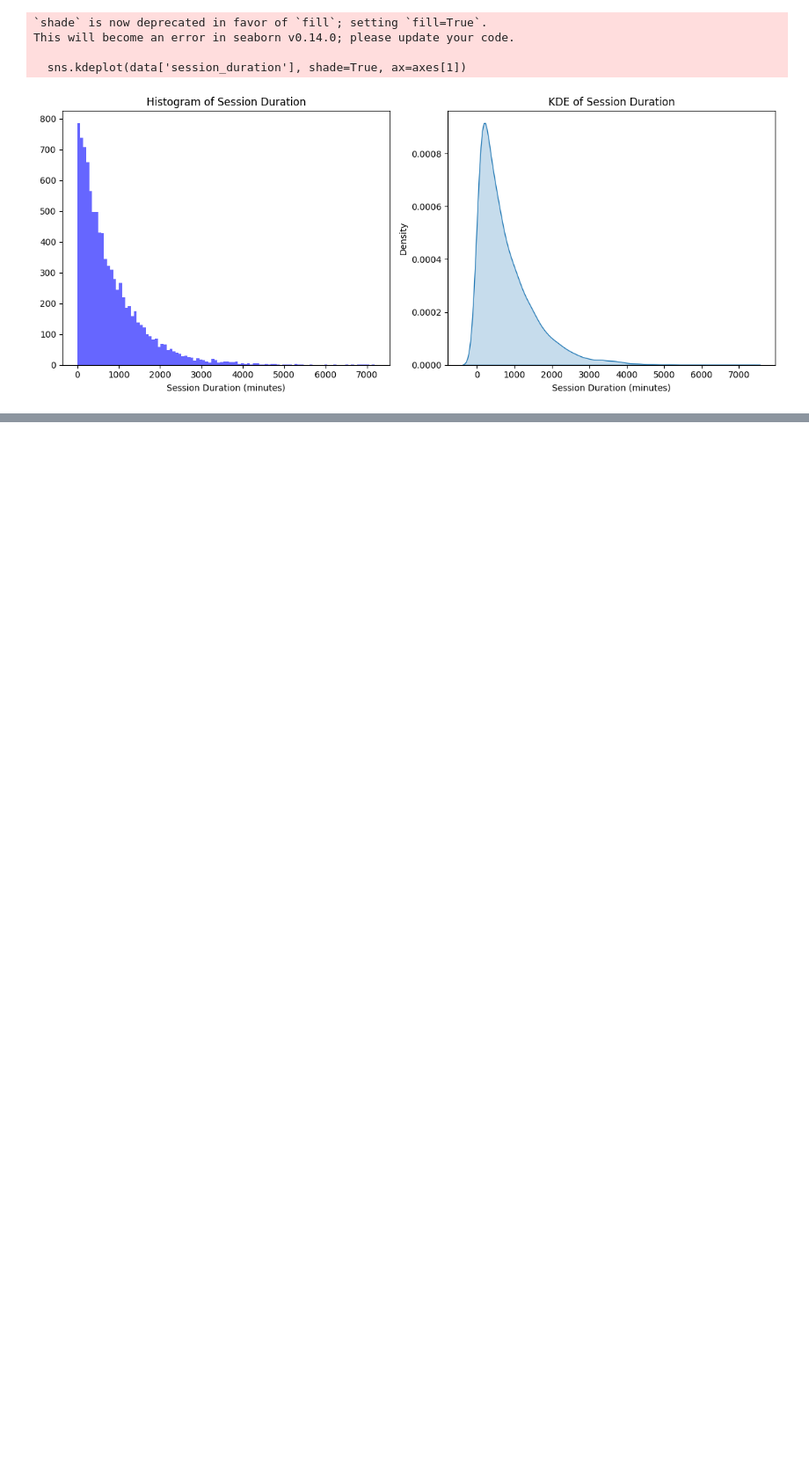
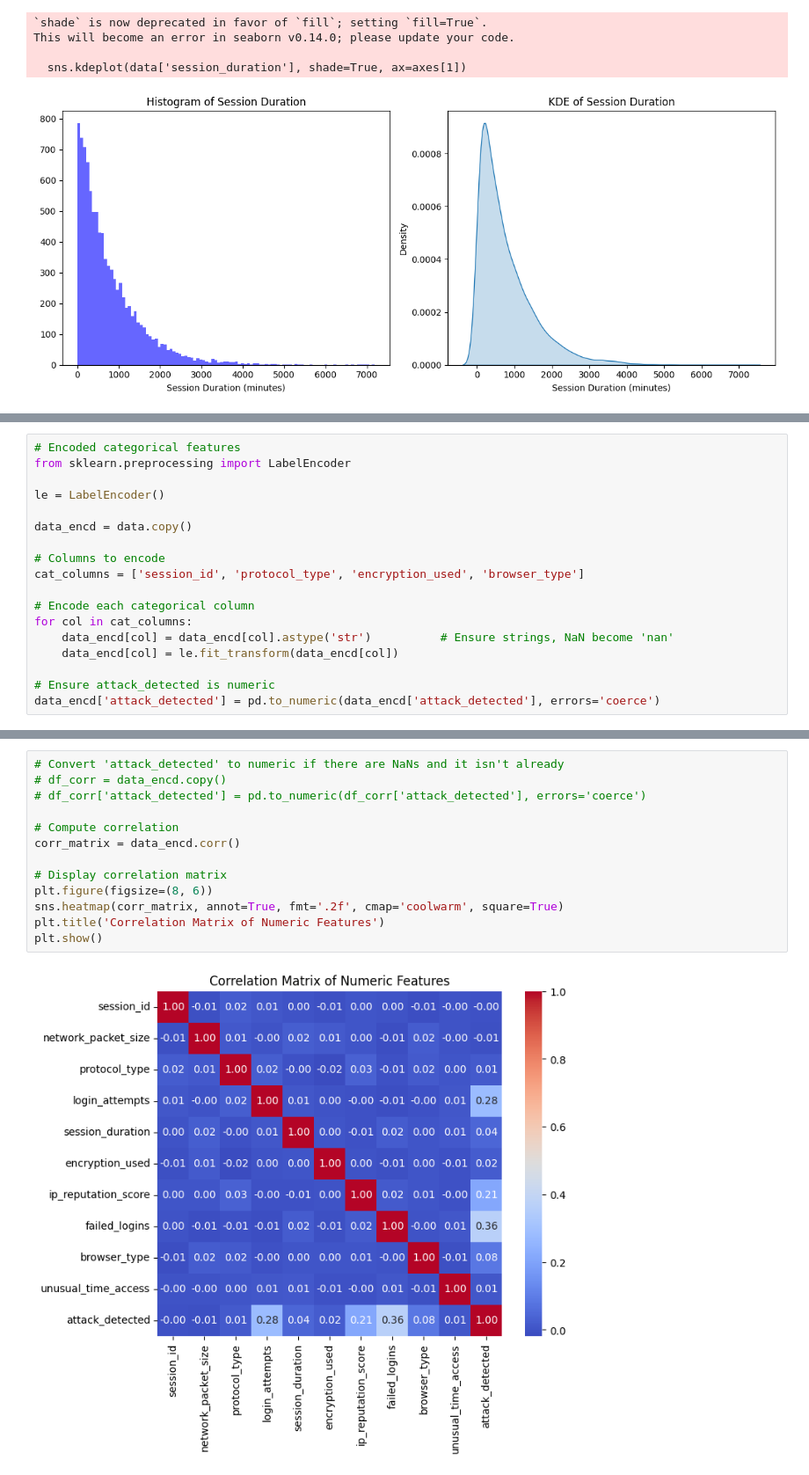
Before and after one commit to Ahmedfull02/Cybersecurity-Intrusion-Detection-Dataset, a Jupyter notebook: cybersec25-challenge-2.ipynb, the cells around one changed output, grey strips where cells are left out. Shown: that part at 88% size. Drawn from its saved outputs; the diff is of its cells as text; blank space fills up the shorter version.

```diff
--- a/cybersec25-challenge-2.ipynb
+++ b/cybersec25-challenge-2.ipynb
@@ -243,0 +287,18 @@ This will become an error in seaborn v0.14.0; please update your code.
+# %%
+# Encoded categorical features
+from sklearn.preprocessing import LabelEncoder
+
+le = LabelEncoder()
+
+data_encd = data.copy()
+
+# Columns to encode
+cat_columns = ['session_id', 'protocol_type', 'encryption_used', 'browser_type']
+
+# Encode each categorical column
+for col in cat_columns:
+    data_encd[col] = data_encd[col].astype('str')          # Ensure strings, NaN become 'nan'
+    data_encd[col] = le.fit_transform(data_encd[col])
+
+# Ensure attack_detected is numeric
+data_encd['attack_detected'] = pd.to_numeric(data_encd['attack_detected'], errors='coerce')
@@ -243,0 +320,15 @@ This will become an error in seaborn v0.14.0; please update your code.
+# %%
+# Convert 'attack_detected' to numeric if there are NaNs and it isn't already
+# df_corr = data_encd.copy()
+# df_corr['attack_detected'] = pd.to_numeric(df_corr['attack_detected'], errors='coerce')
+
+# Compute correlation
+corr_matrix = data_encd.corr()
+
+# Display correlation matrix
+plt.figure(figsize=(8, 6))
+sns.heatmap(corr_matrix, annot=True, fmt='.2f', cmap='coolwarm', square=True)
+plt.title('Correlation Matrix of Numeric Features')
+plt.show()
+# %% [output]
+[figure, added]
```
Also changed, not shown: parts of 14 cells of this notebook.
